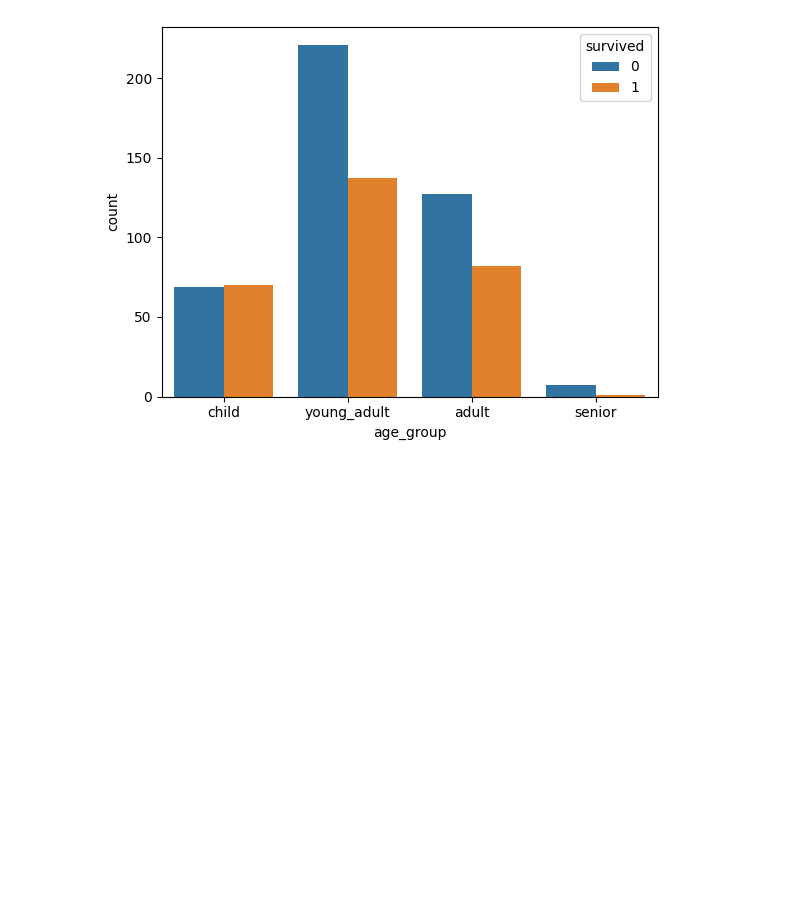
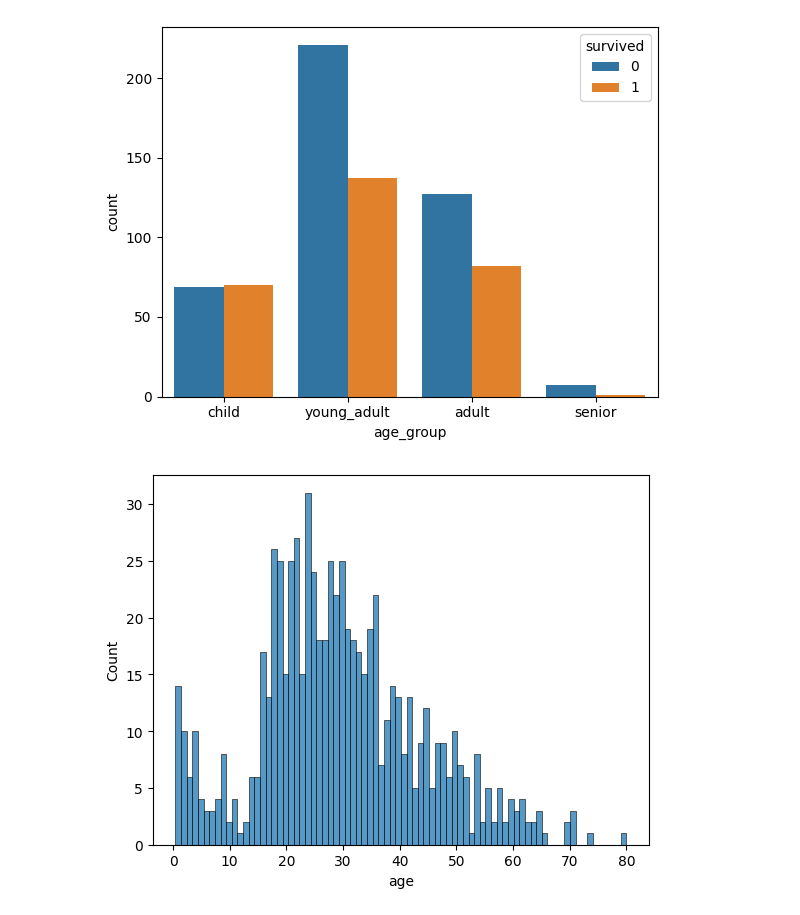
Before and after one commit to MLN142/EDA_Portfolio, a Jupyter notebook: Titanic_Analysis/Titanic.ipynb, the cells around one changed output. Cells and saved outputs as stored; diff of their text form; code cells hidden in the pictures; blank space fills up the shorter version.

```diff
--- a/Titanic_Analysis/Titanic.ipynb
+++ b/Titanic_Analysis/Titanic.ipynb
@@ -136,3 +148,8 @@ sns.countplot(data=df,x="age_group",hue="survived")
 plt.show()
 # %% [output]
 [figure]
+# %%
+sns.histplot(data=df,x="age",bins=80)
+plt.show()
+# %% [output]
+[figure, added]
```
Also changed, not shown: parts of 6 cells of this notebook.
